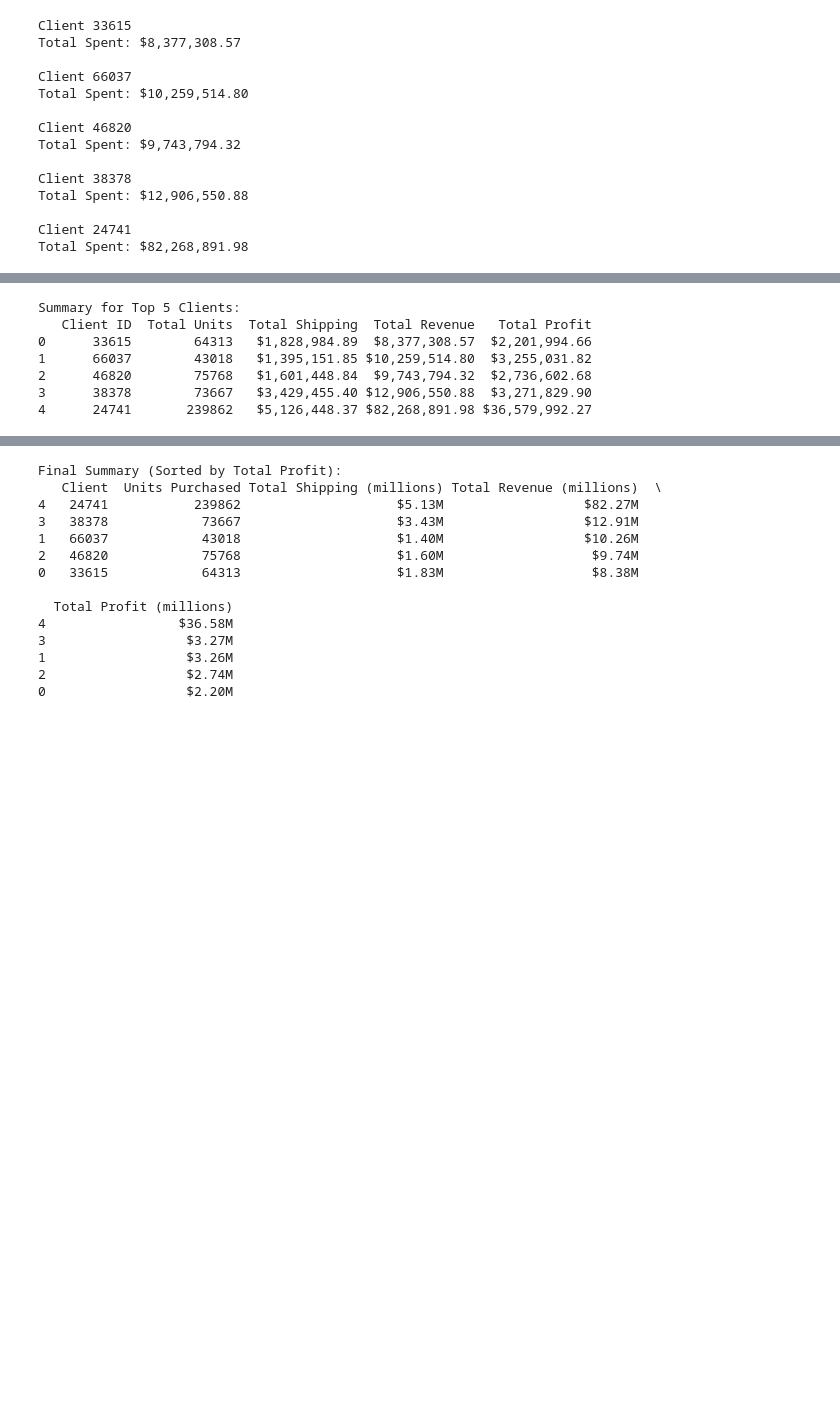
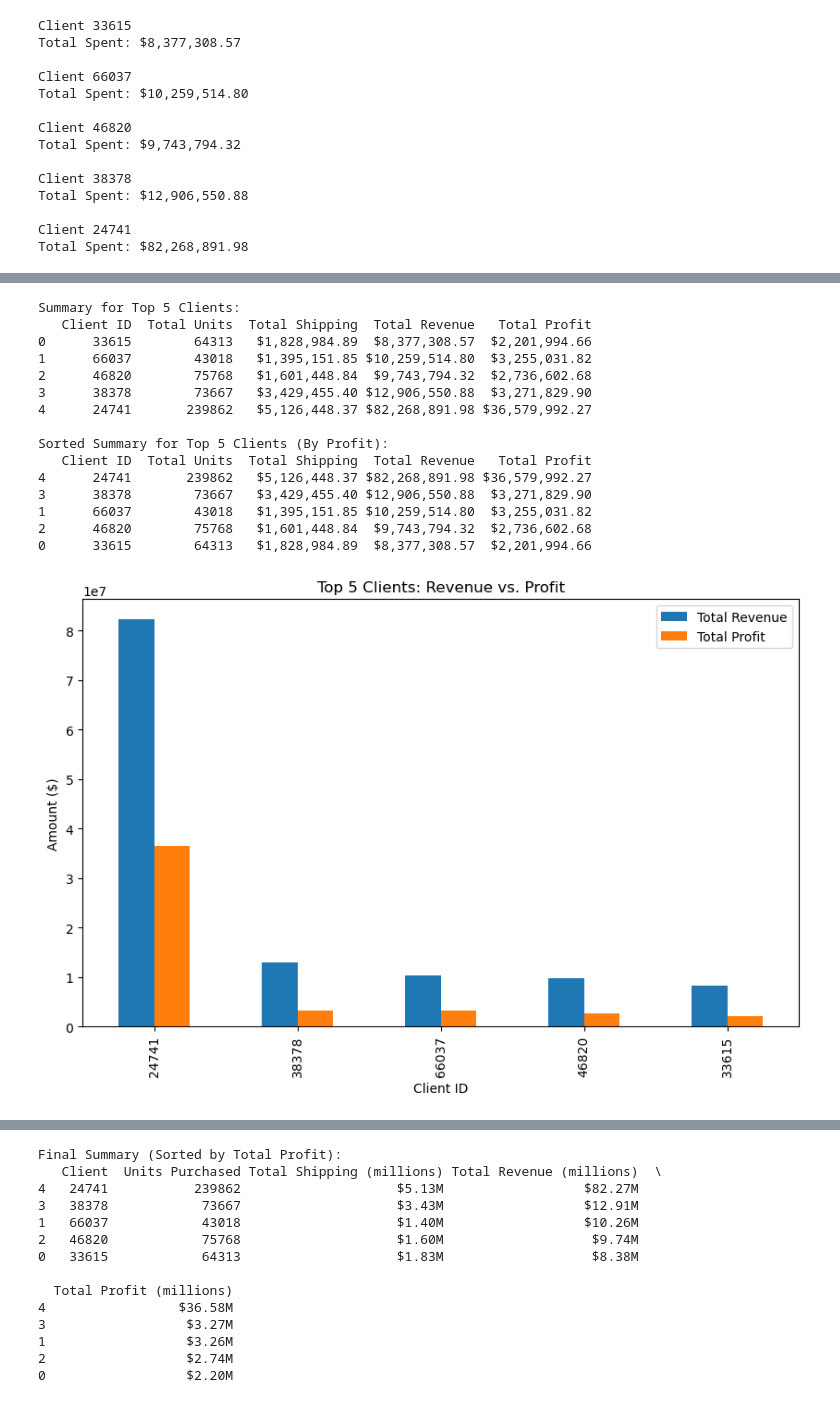
Before and after one commit to CCIEMikeG/pandas-challenge-1, a Jupyter notebook: wholesale_data_analysis_starter_code.ipynb, the cells around one changed output, grey strips where cells are left out. Drawn from its saved outputs; the diff is of its cells as text; code cells hidden in the pictures; blank space fills up the shorter version.

Commit message:
Updated final notebook with analysis and visualizations for top clients

```diff
--- a/wholesale_data_analysis_starter_code.ipynb
+++ b/wholesale_data_analysis_starter_code.ipynb
@@ -290,33 +298,51 @@ Total Spent: $82,268,891.98
 # Create a summary DataFrame showing the totals for the for the top 5 clients with the following information:
 # total units purchased, total shipping price, total revenue, and total profit.
 # Create summary DataFrame for top 5 clients
+import matplotlib.pyplot as plt
+
 summary_data = []
 
 for client_id in top_5_clients:
     client_data = df[df['client_id'] == client_id]
     client_summary = {
         'Client ID': client_id,
         'Total Units': client_data['qty'].sum(),
         'Total Shipping': client_data['shipping_price'].sum(),
         'Total Revenue': client_data['total_price'].sum(),
         'Total Profit': client_data['profit'].sum()
     }
     summary_data.append(client_summary)
 
 summary_df = pd.DataFrame(summary_data)
 
 # Format the DataFrame for better readability
 pd.options.display.float_format = '${:,.2f}'.format
 print("\nSummary for Top 5 Clients:")
+print(summary_df)   # Sort the summary by Total Profit
+summary_df.sort_values(by='Total Profit', ascending=False, inplace=True)
+print("\nSorted Summary for Top 5 Clients (By Profit):")
 print(summary_df)
+# Create a bar chart for Total Revenue vs. Total Profit
+summary_df.plot(x='Client ID', y=['Total Revenue', 'Total Profit'], kind='bar', figsize=(10, 6), title="Top 5 Clients: Revenue vs. Profit")
+plt.ylabel("Amount ($)")
+plt.show()
 # %% [output]
 Summary for Top 5 Clients:
    Client ID  Total Units  Total Shipping  Total Revenue   Total Profit
 0      33615        64313   $1,828,984.89  $8,377,308.57  $2,201,994.66
 1      66037        43018   $1,395,151.85 $10,259,514.80  $3,255,031.82
 2      46820        75768   $1,601,448.84  $9,743,794.32  $2,736,602.68
 3      38378        73667   $3,429,455.40 $12,906,550.88  $3,271,829.90
 4      24741       239862   $5,126,448.37 $82,268,891.98 $36,579,992.27
+
+Sorted Summary for Top 5 Clients (By Profit):
+   Client ID  Total Units  Total Shipping  Total Revenue   Total Profit
+4      24741       239862   $5,126,448.37 $82,268,891.98 $36,579,992.27
+3      38378        73667   $3,429,455.40 $12,906,550.88  $3,271,829.90
+1      66037        43018   $1,395,151.85 $10,259,514.80  $3,255,031.82
+2      46820        75768   $1,601,448.84  $9,743,794.32  $2,736,602.68
+0      33615        64313   $1,828,984.89  $8,377,308.57  $2,201,994.66
+[figure, added]
 # %%
 # Format the data and rename the columns to names suitable for presentation.
 
```
Also changed, not shown: parts of 7 cells of this notebook.
